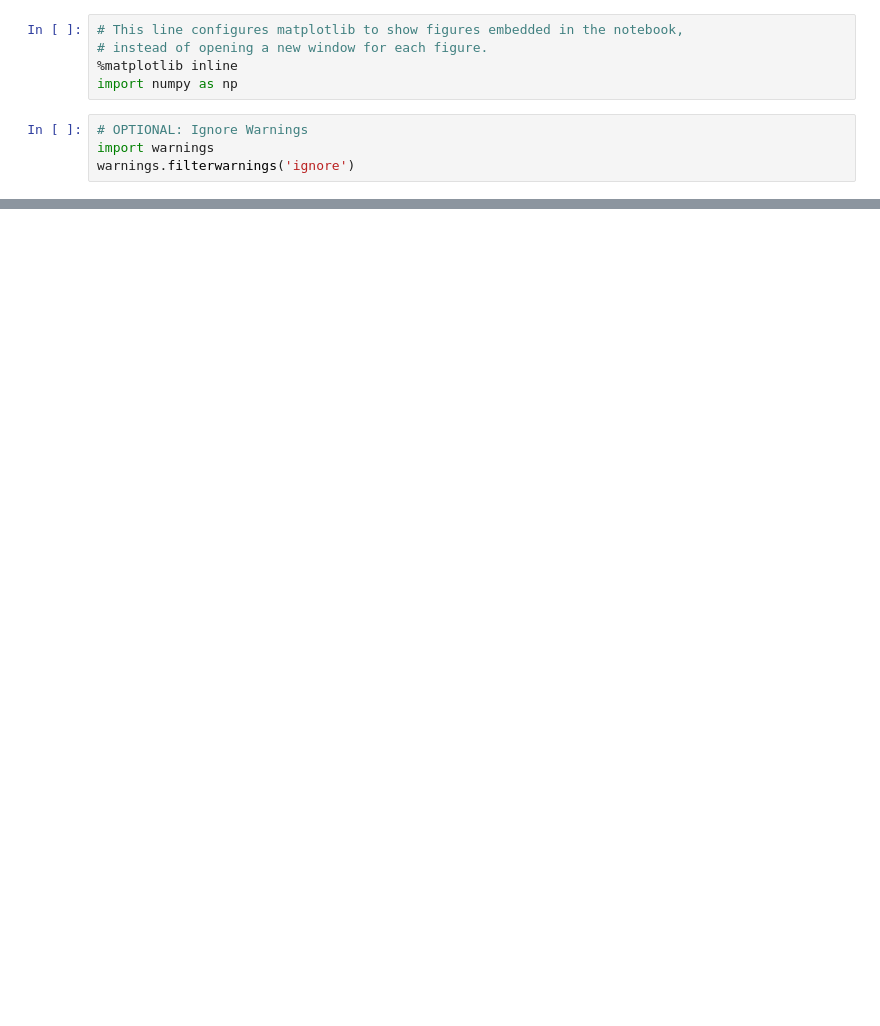
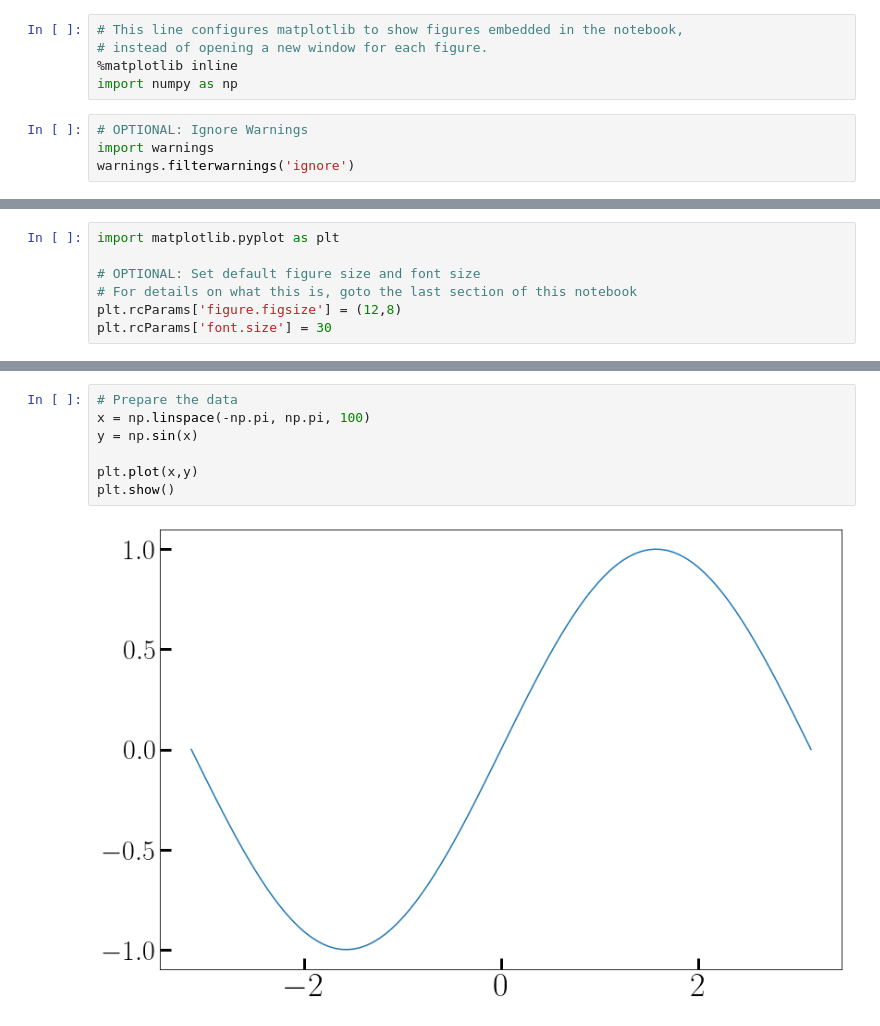
Before and after one commit to hariseldon99/msph306, a Jupyter notebook: Lab05.ipynb, the cells around one changed output, grey strips where cells are left out. Saved outputs shown, nothing was run; the diff lists cells and outputs as text; blank space fills up the shorter version.

```diff
--- a/Lab05.ipynb
+++ b/Lab05.ipynb
@@ -221,0 +35,7 @@ TODO: Maybe add some transcendental equations exercises?
+# %%
+import matplotlib.pyplot as plt
+
+# OPTIONAL: Set default figure size and font size
+# For details on what this is, goto the last section of this notebook
+plt.rcParams['figure.figsize'] = (12,8)
+plt.rcParams['font.size'] = 30
@@ -221,0 +46,9 @@ TODO: Maybe add some transcendental equations exercises?
+# %%
+# Prepare the data
+x = np.linspace(-np.pi, np.pi, 100)
+y = np.sin(x)
+
+plt.plot(x,y)
+plt.show()
+# %% [output]
+[figure, added]
```
Also changed, not shown: parts of 69 cells of this notebook, 3 other files.
